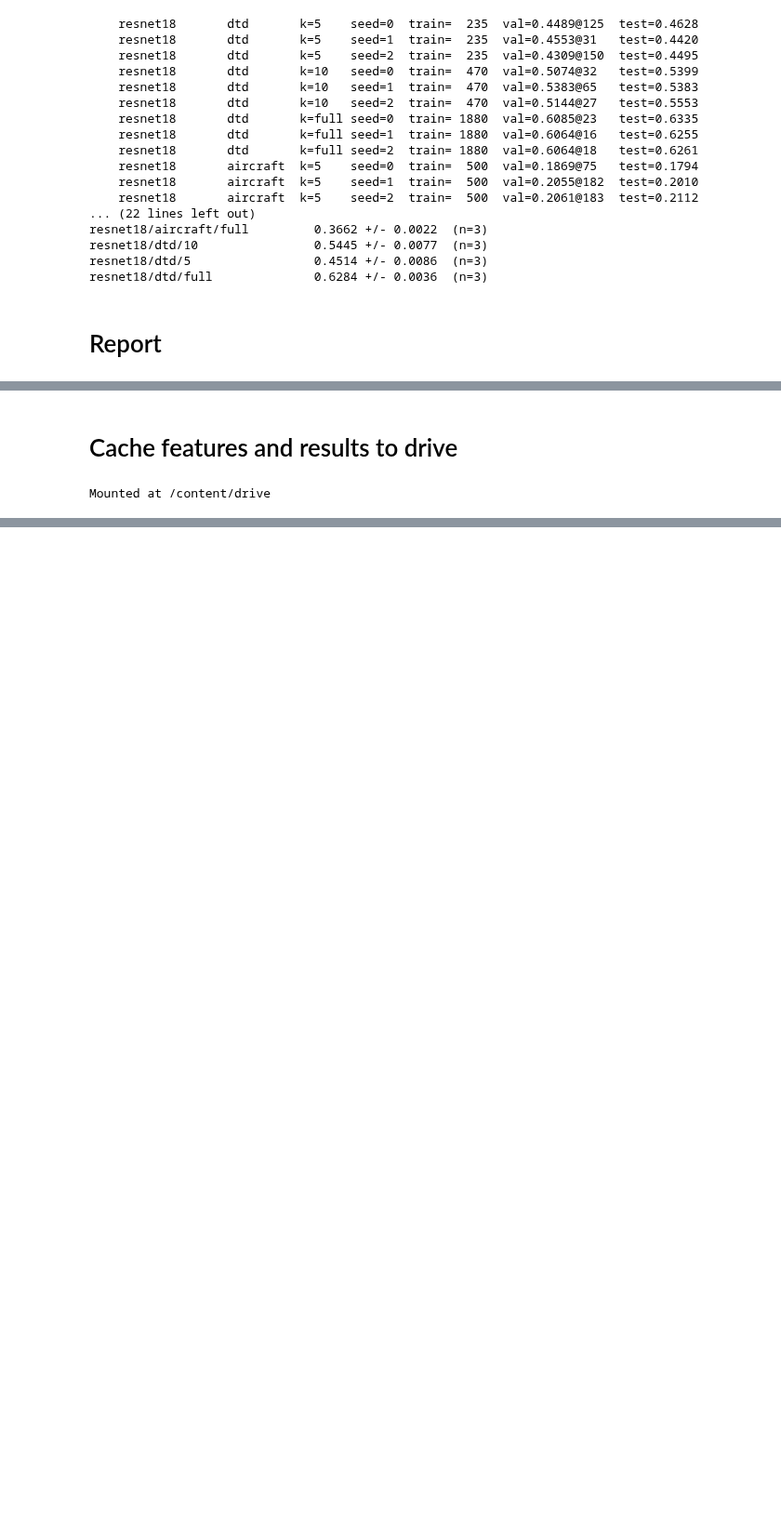
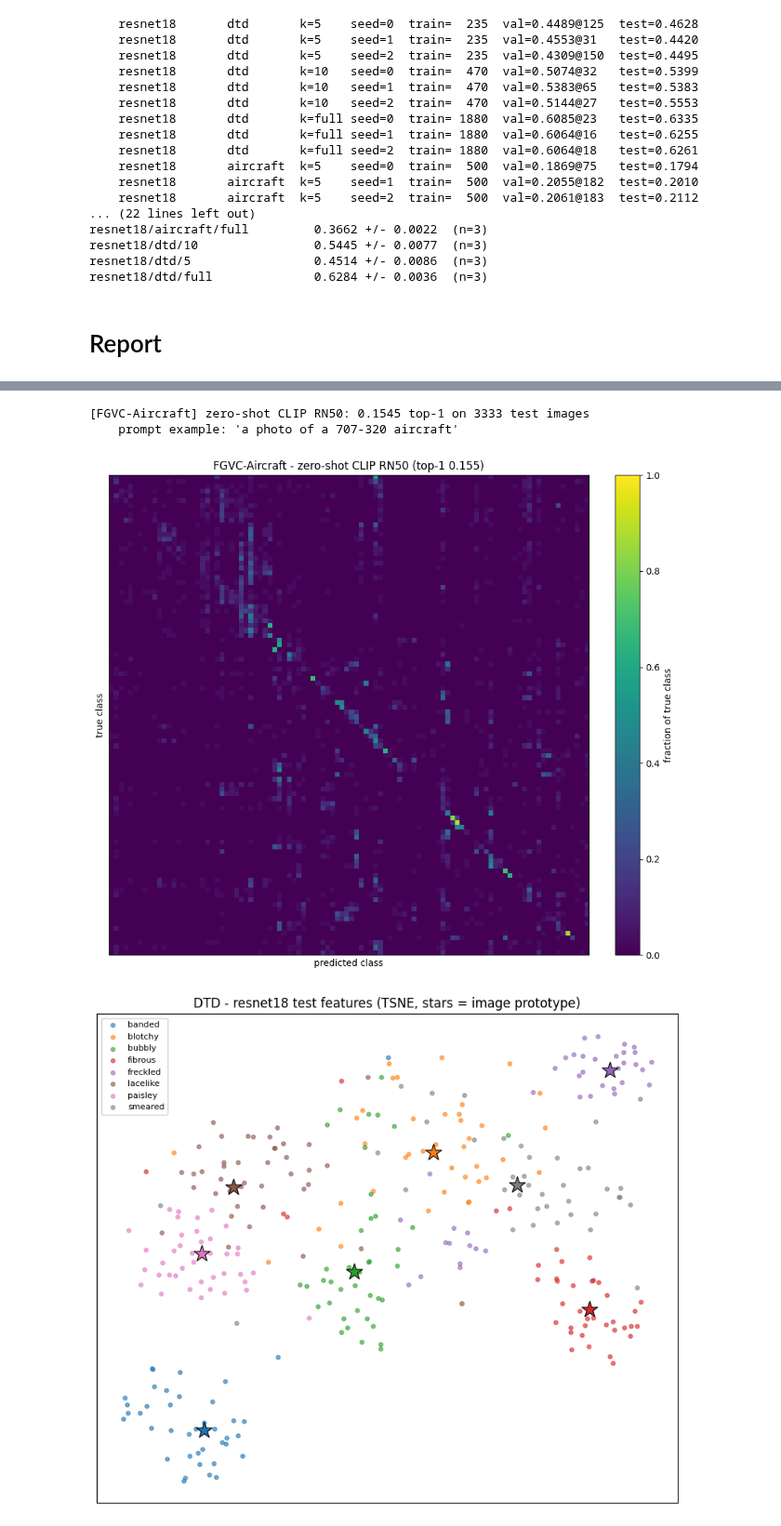
Before and after one commit to Asaf21S/flow-matching-as-a-layer, a Jupyter notebook: notebooks/classifiers_baselines.ipynb, the cells around one changed output, grey strips where cells are left out. Shown at 93% size. Saved outputs shown, nothing was run; the diff lists cells and outputs as text; code cells hidden in the pictures; blank space fills up the shorter version.

```diff
--- a/notebooks/classifiers_baselines.ipynb
+++ b/notebooks/classifiers_baselines.ipynb
@@ -291,18 +334,18 @@ Accuracy table -> /content/results/accuracy_table.csv
 [DTD] zero-shot CLIP RN50: 0.4005 top-1 on 1880 test images
     prompt example: 'a photo of a banded texture'
 ... (5 outputs left out)
-# %% [markdown]
-# Cache features and results to drive
-# %%
-from google.colab import drive
-
-drive.mount("/content/drive")
-FEATURE_ROOT = Path("/content/drive/MyDrive/fmlayer/features")
-RESULTS_ROOT = Path("/content/drive/MyDrive/fmlayer/results")
-for path in (FEATURE_ROOT, RESULTS_ROOT):
-    path.mkdir(parents=True, exist_ok=True)
-
-os.environ["FMLAYER_FEATURE_ROOT"] = str(FEATURE_ROOT)
-os.environ["FMLAYER_RESULTS_ROOT"] = str(RESULTS_ROOT)
-# %% [output]
-Mounted at /content/drive
+# %%
+from src.fmlayer.report import accuracy_table, print_accuracy_table
+from src.fmlayer.viz.accuracy import plot_accuracy_vs_k
+from src.fmlayer.viz.curves import plot_curves
+from src.fmlayer.viz.confusion import plot_confusion_for_zeroshot
+from src.fmlayer.viz.embeddings import plot_embeddings_for_dataset
+
+table = accuracy_table()
+print_accuracy_table(table)
+
+plot_accuracy_vs_k("dtd", table)
+plot_curves("dinov2_vits14", "dtd", k=10, seed=0)
+plot_confusion_for_zeroshot("aircraft")
+plot_embeddings_for_dataset("dtd", method="tsne")
+# %% [output]
@@ -308,0 +368,4 @@ Mounted at /content/drive
+[FGVC-Aircraft] zero-shot CLIP RN50: 0.1545 top-1 on 3333 test images
+    prompt example: 'a photo of a 707-320 aircraft'
+[figure, added]
+[figure, added]
```
Also changed, not shown: parts of 8 cells of this notebook.
